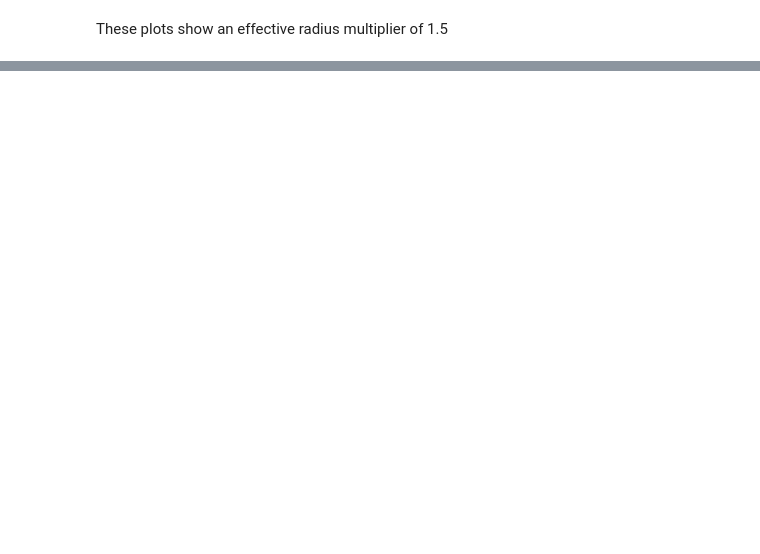
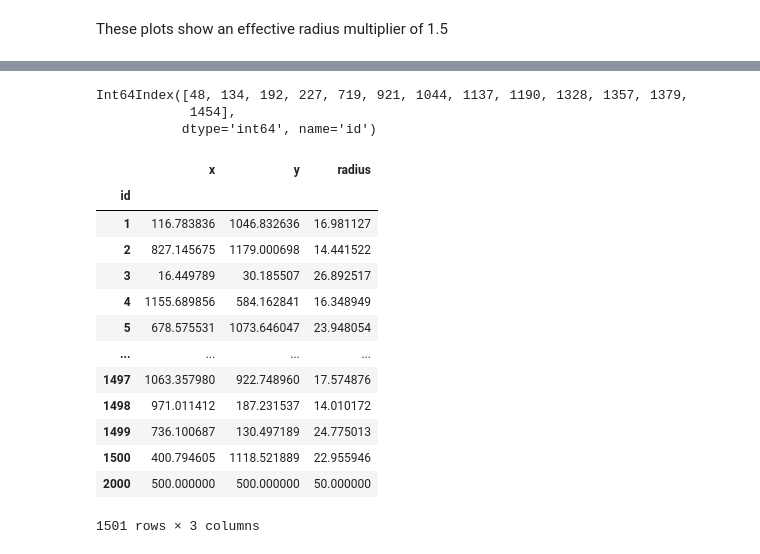
Before and after one commit to seanmason/saturation, a Jupyter notebook: notebooks/CraterRimErasure.ipynb, the cells around one changed output, grey strips where cells are left out. Drawn from its saved outputs; the diff is of its cells as text; code cells hidden in the pictures; blank space fills up the shorter version.

```diff
--- a/notebooks/CraterRimErasure.ipynb
+++ b/notebooks/CraterRimErasure.ipynb
@@ -48,0 +67,17 @@ plot_up_to_crater(150, craters, erased_rim_arcs, scale)
+# %%
+r_stat = 1
+min_rim_percentage = 0.5
+observed_terrain_size = 1000
+terrain_padding = 0
+full_terrain_size = observed_terrain_size + 2 * terrain_padding
+effective_radius_multiplier = 1
+
+craters = [
+    Crater(id=1, x=500, y=500, radius=300),
+    Crater(id=2, x=850, y=550, radius=150),
+    Crater(id=3, x=250, y=450, radius=150),
+    Crater(id=4, x=280, y=450, radius=100),
+    Crater(id=5, x=500, y=800, radius=100),
+    Crater(id=6, x=500, y=300, radius=250),
+]
+crater_record = CraterRecord(r_stat, min_rim_percentage, effective_radius_multiplier, observed_terrain_size, terrain_padding)
@@ -48,0 +124,5 @@ plot_up_to_crater(150, craters, erased_rim_arcs, scale)
+# %%
+craters = list(itertools.islice(get_craters(distribution, full_terrain_size), 1500))
+# %%
+new_crater = Crater(id=2000, x=500, y=500, radius=50)
+effective_radius = new_crater.radius * effective_radius_multiplier
@@ -48,0 +140,3 @@ plot_up_to_crater(150, craters, erased_rim_arcs, scale)
+# %%
+# As dataframe
+data = pd.DataFrame(craters).set_index(['id'])
@@ -48,0 +150,24 @@ plot_up_to_crater(150, craters, erased_rim_arcs, scale)
+# %%
+distances = np.sqrt((data.x - new_crater.x) ** 2 + (data.y - new_crater.y) ** 2)
+data.index[(distances < data.radius + effective_radius) & (distances > data.radius - effective_radius)]
+# %% [output]
+Int64Index([48, 134, 192, 227, 719, 921, 1044, 1137, 1190, 1328, 1357, 1379,
+            1454],
+           dtype='int64', name='id')
+# %%
+pd.concat([data, pd.DataFrame([new_crater]).set_index(['id'])], axis=0)
+# %% [output]
+|  | x | y | radius |
+| id |  |  |  |
+| 1 | 116.783836 | 1046.832636 | 16.981127 |
+| 2 | 827.145675 | 1179.000698 | 14.441522 |
+| 3 | 16.449789 | 30.185507 | 26.892517 |
+| 4 | 1155.689856 | 584.162841 | 16.348949 |
+| 5 | 678.575531 | 1073.646047 | 23.948054 |
+| ... | ... | ... | ... |
+| 1497 | 1063.357980 | 922.748960 | 17.574876 |
+| 1498 | 971.011412 | 187.231537 | 14.010172 |
+| 1499 | 736.100687 | 130.497189 | 24.775013 |
+| 1500 | 400.794605 | 1118.521889 | 22.955946 |
+| 2000 | 500.000000 | 500.000000 | 50.000000 |
+1501 rows × 3 columns
```
Also changed, not shown: parts of 11 cells of this notebook, 21 other files.
